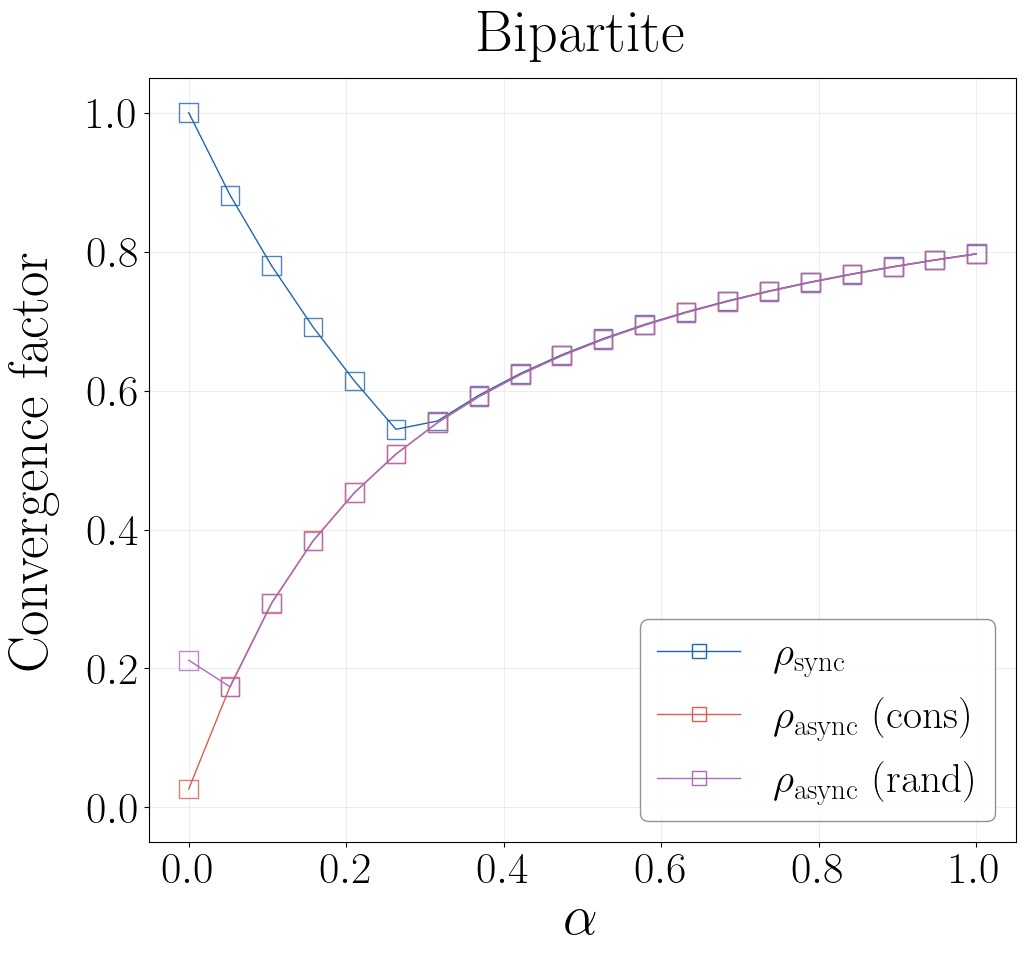
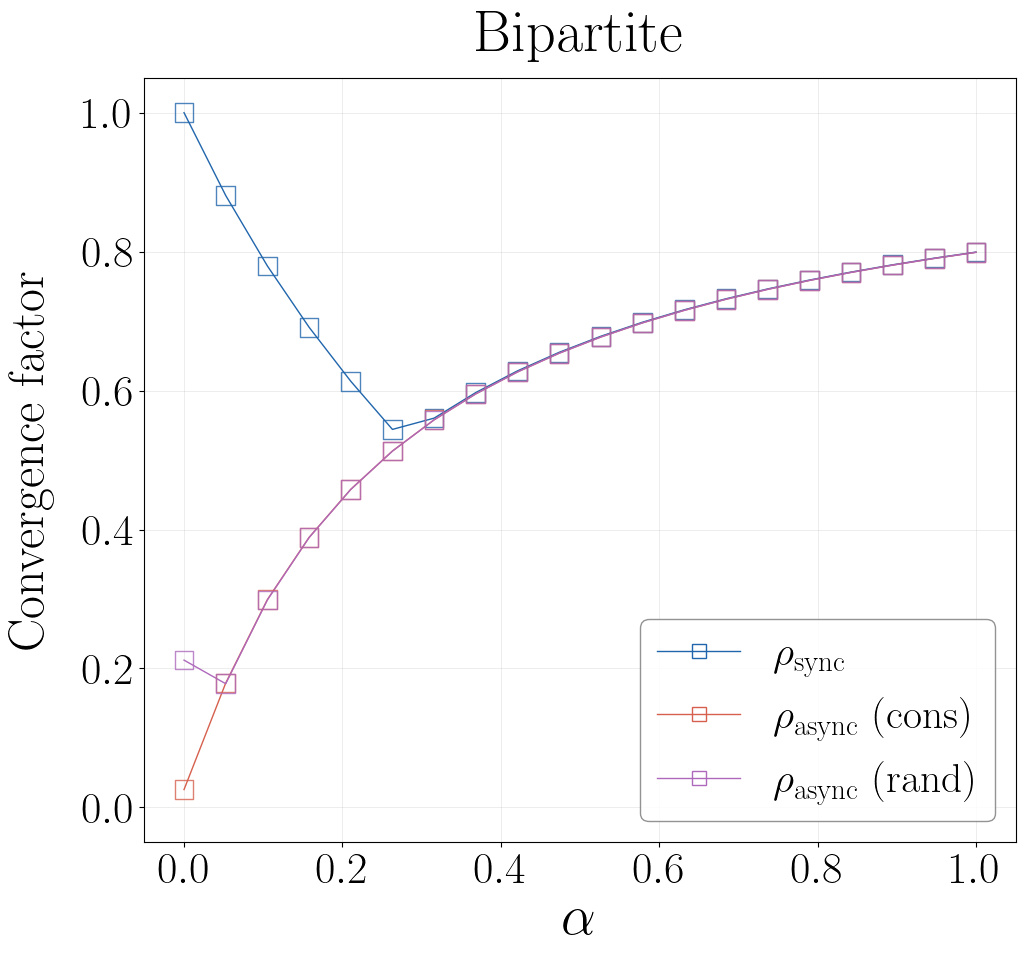
Code edit (unified diff) that turned the first committed figure into the second:
--- before
+++ after
@@ -47,5 +47,5 @@
 ax.set_xlabel(r'$\alpha$', fontsize=LABEL_FS)
 # --- Referee comment: unify y-axis label from 'Rate' to 'Convergence factor' ---
-ax.set_ylabel(r'Convergence factor', fontsize=LABEL_FS, labelpad=20)
+ax.set_ylabel(r'Convergence factor', fontsize=LABEL_FS-4, labelpad=20)
 plt.ylim(-0.05, 1.05)
 ax.tick_params(axis='both', which='major', labelsize=TICK_FS)

Commit: first changes